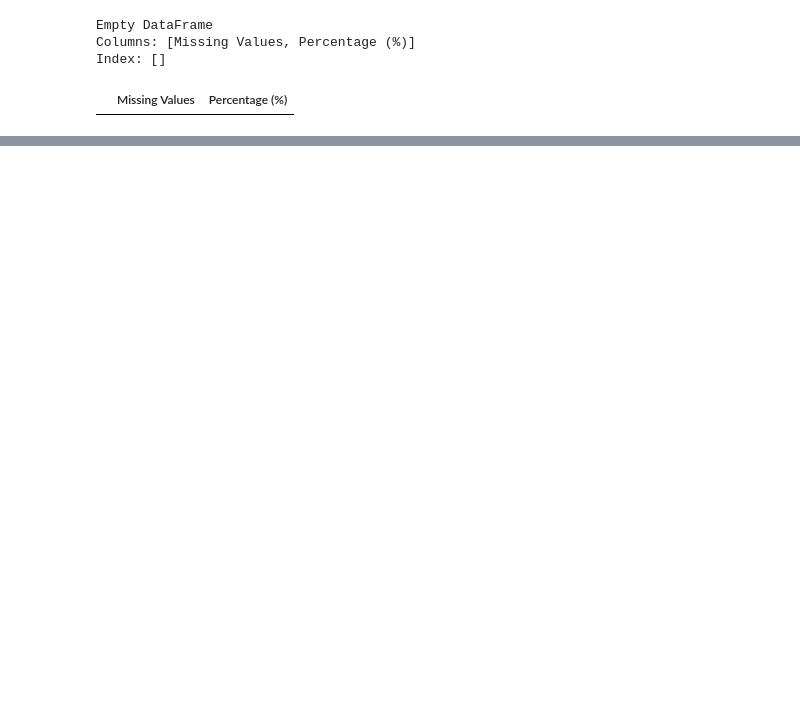
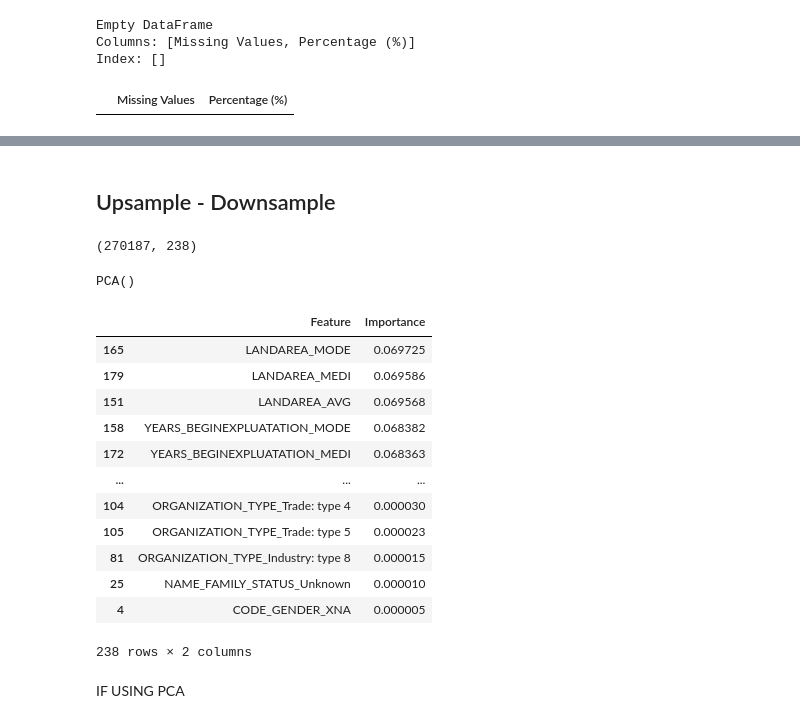
Before and after one commit to hung20gg/datavis_final, a Jupyter notebook: eda/baseline.ipynb, the cells around one changed output, grey strips where cells are left out. Cells and saved outputs as stored; diff of their text form; code cells hidden in the pictures; blank space fills up the shorter version.

```diff
--- a/eda/baseline.ipynb
+++ b/eda/baseline.ipynb
@@ -309,0 +329,2 @@ Index: []
+# %% [markdown]
+## Upsample - Downsample
@@ -310 +344,5 @@ Index: []
+# %%
+X_resampled.shape
+# %% [output]
+(270187, 238)
 # %%
@@ -315,0 +360,38 @@ from sklearn.datasets import make_classification
+# %%
+pca = PCA()
+pca.fit(X_train)
+# %% [output]
+PCA()
+# %%
+explained_variance = pca.explained_variance_ratio_
+
+# Get the absolute values of PCA components (loadings)
+feature_contributions = np.abs(pca.components_)
+
+# Aggregate feature importance scores
+# Weight each feature's contribution by the variance explained by the component
+weighted_contributions = feature_contributions * explained_variance[:, np.newaxis]
+
+# Sum weighted contributions across components
+feature_importance = weighted_contributions.sum(axis=0)
+
+# Create a DataFrame for ranking
+importance_df = pd.DataFrame({
+    'Feature': feature_names,
+    'Importance': feature_importance
+}).sort_values(by='Importance', ascending=False)
+importance_df
+# %% [output]
+|  | Feature | Importance |
+| 165 | LANDAREA_MODE | 0.069725 |
+| 179 | LANDAREA_MEDI | 0.069586 |
+| 151 | LANDAREA_AVG | 0.069568 |
+| 158 | YEARS_BEGINEXPLUATATION_MODE | 0.068382 |
+| 172 | YEARS_BEGINEXPLUATATION_MEDI | 0.068363 |
+| ... | ... | ... |
+| 104 | ORGANIZATION_TYPE_Trade: type 4 | 0.000030 |
+| 105 | ORGANIZATION_TYPE_Trade: type 5 | 0.000023 |
+| 81 | ORGANIZATION_TYPE_Industry: type 8 | 0.000015 |
+| 25 | NAME_FAMILY_STATUS_Unknown | 0.000010 |
+| 4 | CODE_GENDER_XNA | 0.000005 |
+238 rows × 2 columns
@@ -315,0 +432,2 @@ from sklearn.datasets import make_classification
+# %% [markdown]
+IF USING PCA
```
Also changed, not shown: parts of 29 cells of this notebook, 7 other files.
